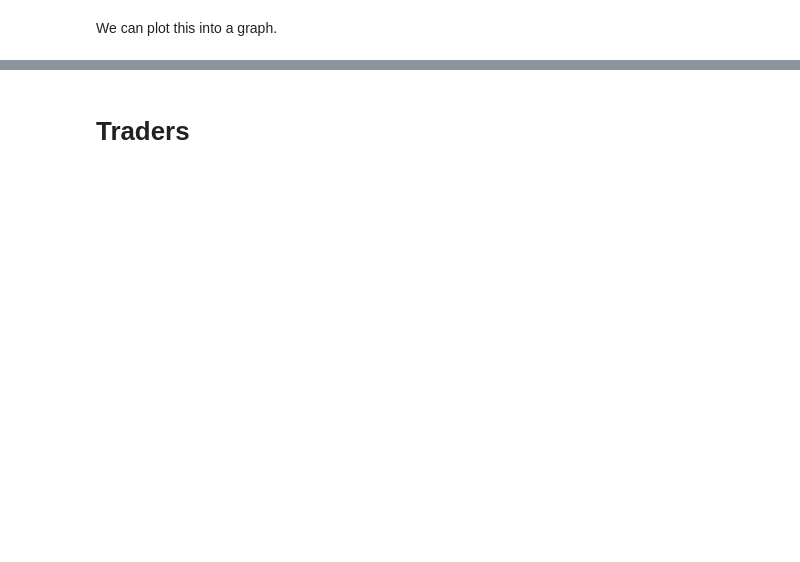
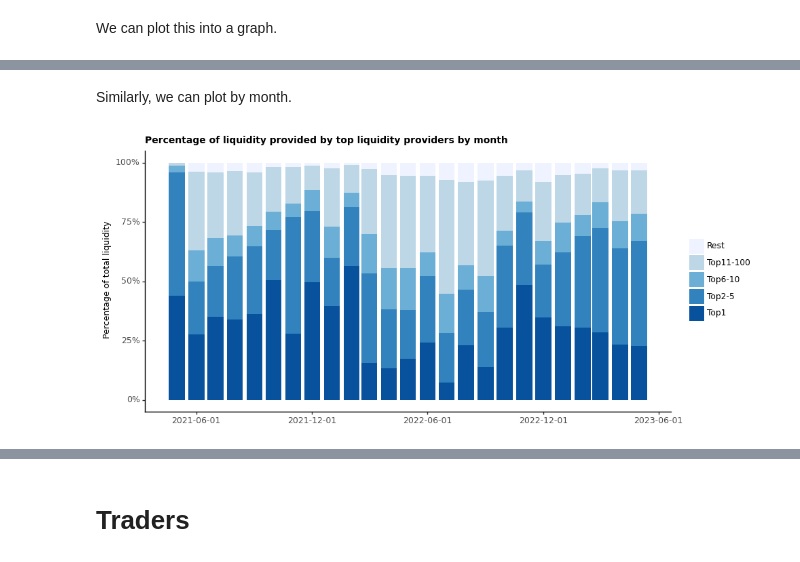
Before and after one commit to zhiconghu/Ethereum_DEX_Data, a Jupyter notebook: Data Descriptions.ipynb, the cells around one changed output, grey strips where cells are left out. Saved outputs shown, nothing was run; the diff lists cells and outputs as text; code cells hidden in the pictures; blank space fills up the shorter version.

```diff
--- a/Data Descriptions.ipynb
+++ b/Data Descriptions.ipynb
@@ -347,0 +455,33 @@ print(fig)
+# %% [markdown]
+Similarly, we can plot by month.
+# %%
+plot_data = concentration_by_month.melt(id_vars = 'BLOCK_TIMESTAMP')
+plot_data['variable'] = pd.Categorical(plot_data['variable'], categories = ['Rest','Top11-100','Top6-10','Top2-5','Top1'], ordered = True)
+
+fig = (
+ggplot(plot_data, aes(x = 'BLOCK_TIMESTAMP', y = 'value', fill = 'variable')) +
+
+    geom_bar(position = 'fill', stat = 'identity') +
+
+    scale_x_datetime(breaks = date_breaks('6 months')) +
+    scale_y_continuous(labels = percent_format()) +
+
+    scale_fill_brewer(type = 'seq', palette = 1) +
+    theme_classic() +
+    theme(plot_title = element_text(size = 10, face = 'bold', ha = 'left'),
+          axis_title_x = element_text(size = 9),
+          axis_text_x = element_text(size = 9),
+          axis_title_y = element_text(size = 9),
+          axis_text_y = element_text(size = 9),
+          legend_position = 'right',
+          legend_title = element_blank(),
+          figure_size = (10,5)) +
+    labs(title = 'Percentage of liquidity provided by top liquidity providers by month',
+         x = '', y = 'Percentage of total liquidity')
+)
+
+#fig.save('./Plots/Percentage of liquidity provided by top liquidity providers by month.png', dpi = 1000)
+
+print(fig)
+# %% [output]
+[figure, added]
```
Also changed, not shown: parts of 29 cells of this notebook, 5 other files.
